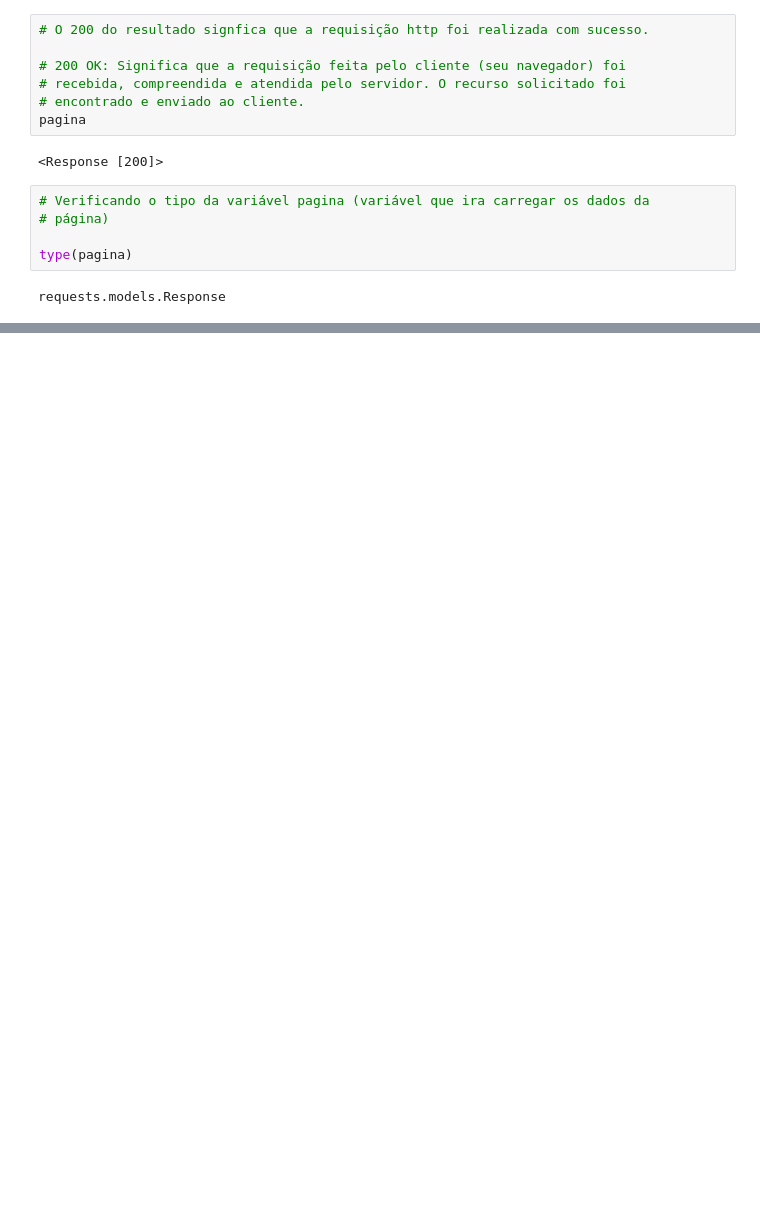
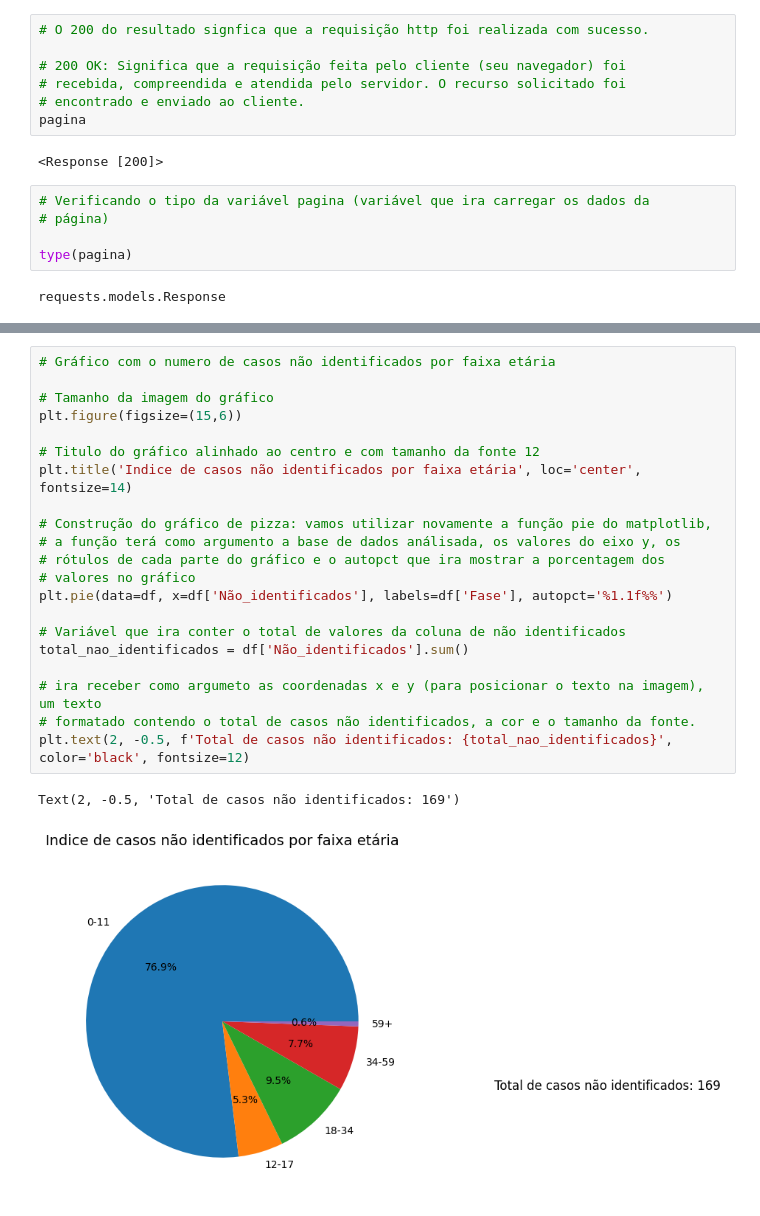
Before and after one commit to caikedomingues/curso-de-analise-de-dados-com-python, a Jupyter notebook: WebScraping.ipynb, the cells around one changed output, grey strips where cells are left out. Drawn from its saved outputs; the diff is of its cells as text; blank space fills up the shorter version.

```diff
--- a/WebScraping.ipynb
+++ b/WebScraping.ipynb
@@ -80,0 +798,24 @@ pagina.text
+# %%
+# Gráfico com o numero de casos não identificados por faixa etária
+
+# Tamanho da imagem do gráfico
+plt.figure(figsize=(15,6))
+
+# Titulo do gráfico alinhado ao centro e com tamanho da fonte 12
+plt.title('Indice de casos não identificados por faixa etária', loc='center', fontsize=14)
+
+# Construção do gráfico de pizza: vamos utilizar novamente a função pie do matplotlib,
+# a função terá como argumento a base de dados análisada, os valores do eixo y, os
+# rótulos de cada parte do gráfico e o autopct que ira mostrar a porcentagem dos
+# valores no gráfico
+plt.pie(data=df, x=df['Não_identificados'], labels=df['Fase'], autopct='%1.1f%%')
+
+# Variável que ira conter o total de valores da coluna de não identificados
+total_nao_identificados = df['Não_identificados'].sum()
+
+# ira receber como argumeto as coordenadas x e y (para posicionar o texto na imagem), um texto
+# formatado contendo o total de casos não identificados, a cor e o tamanho da fonte.
+plt.text(2, -0.5, f'Total de casos não identificados: {total_nao_identificados}', color='black', fontsize=12)
+# %% [output]
+Text(2, -0.5, 'Total de casos não identificados: 169')
+[figure, added]
```
Also changed, not shown: parts of 48 cells of this notebook.
